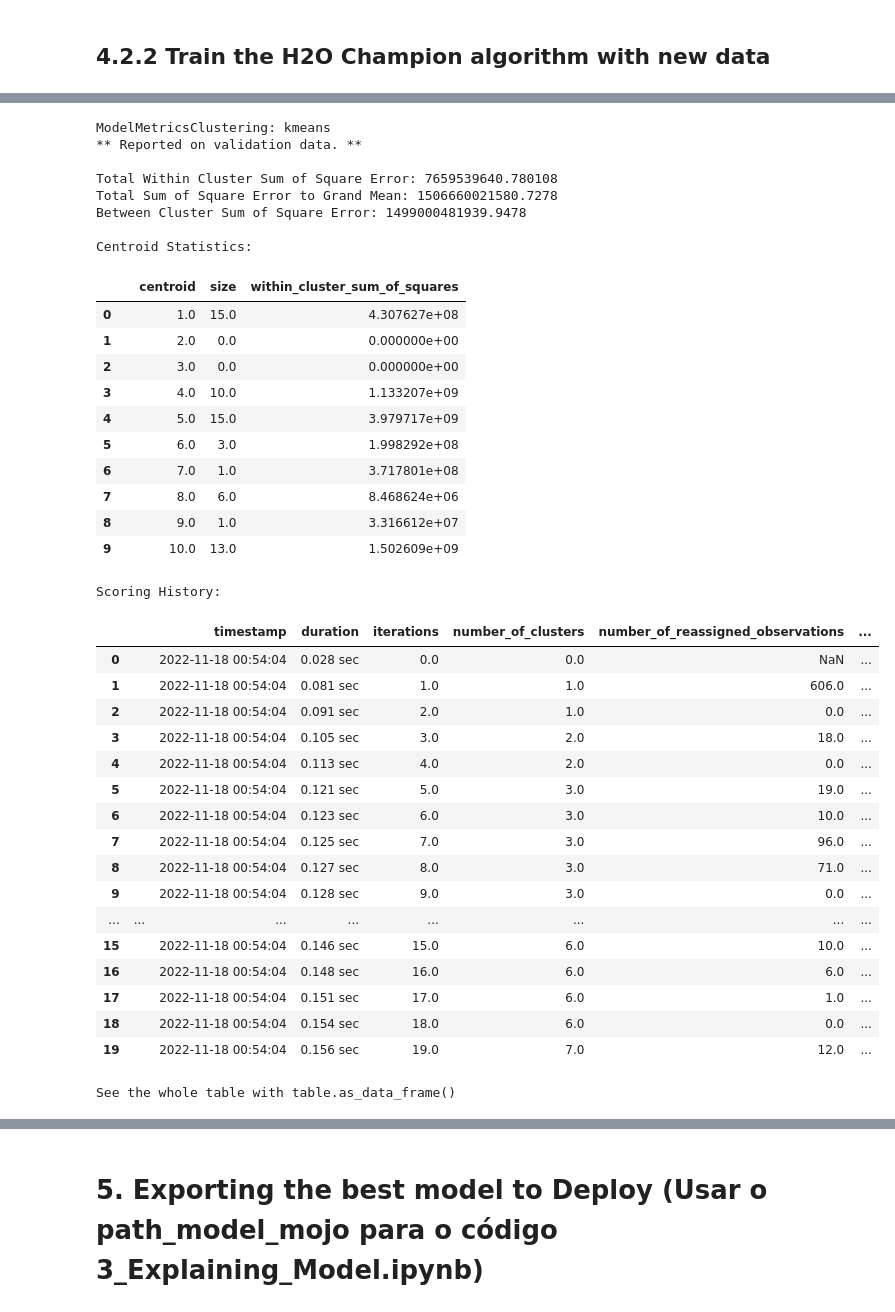
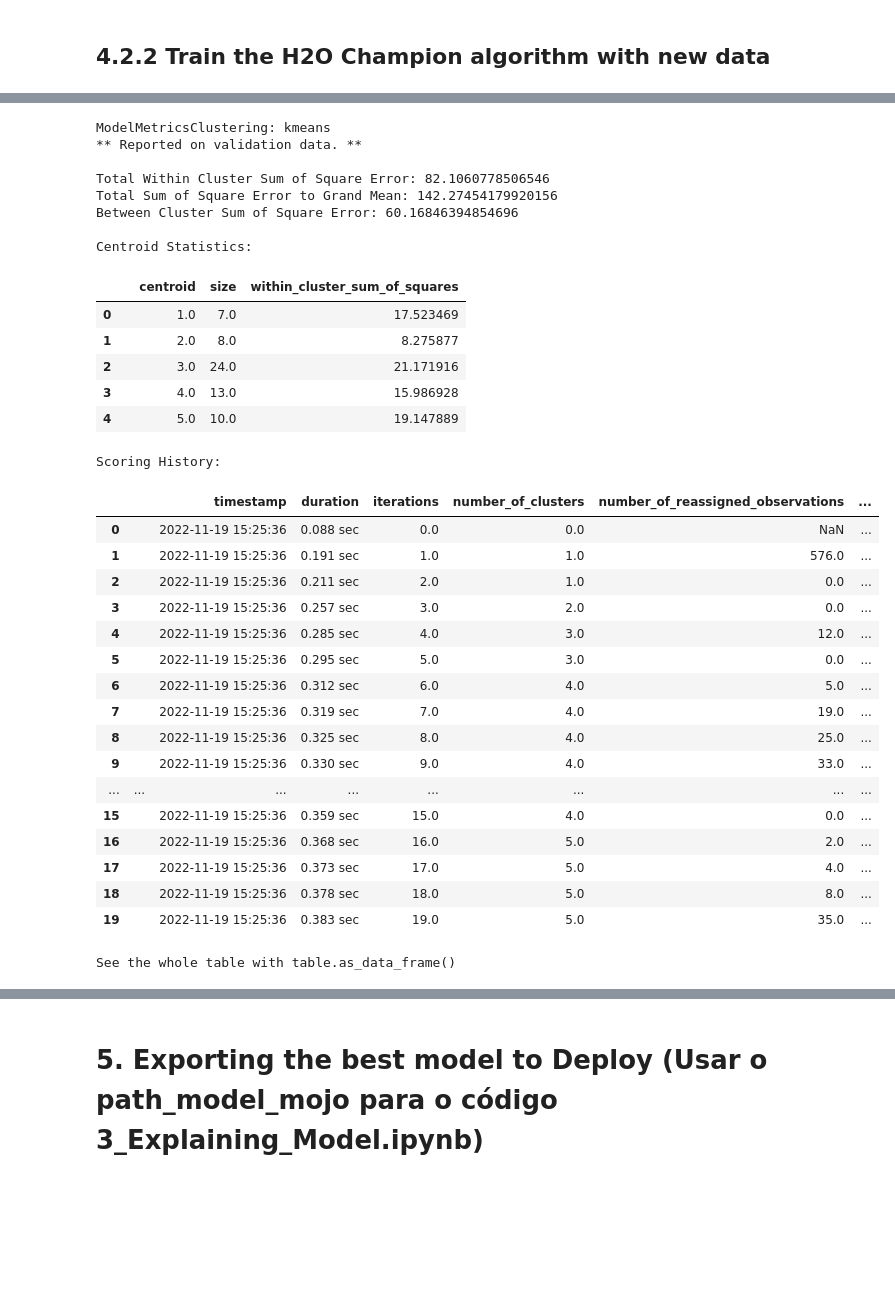
Before and after one commit to maxreis86/FIEP-Machine-Learning-e-Computacao-em-Nuvem, a Jupyter notebook: clusters_segmentation/2_Fast_Machine_Learning.ipynb, the cells around one changed output, grey strips where cells are left out. Saved outputs shown, nothing was run; the diff lists cells and outputs as text; code cells hidden in the pictures; blank space fills up the shorter version.

```diff
--- a/clusters_segmentation/2_Fast_Machine_Learning.ipynb
+++ b/clusters_segmentation/2_Fast_Machine_Learning.ipynb
@@ -96,9 +101,16 @@ if PctSampleSize == 1:
 else:
     dataprep_df = dataprep_df_full.sample(frac=PctSampleSize, replace=False, random_state=1)
 del dataprep_df_full
+# %%
+#List all dummies and normalized variables
+normalized_and_dummy = []
+for i in dataprep_df.columns:
+    if (i.startswith('dummy_')) or (i.startswith('normalized_')):
+        normalized_and_dummy.append(i)
+# normalized_and_dummy
 # %%
 #Numeric features must be float type
-for col_name in NUM:
+for col_name in (NUM + normalized_and_dummy):
     dataprep_df[col_name] = dataprep_df[col_name].astype(float)
 
 #Categorical features must be string type and null values will be filled with "missing"
@@ -217,13 +332,13 @@ Warning: Your H2O cluster version is too old (4 months and 9 days)!Please downlo
 | Python_version: | 3.8.5 final |
 # %%
 #Import TRAINING base to the H20 context
-data_hdf = h2o.H2OFrame(dataprep_df.query('dataset == "train"').loc[:, (selected_features)])
+data_hdf = h2o.H2OFrame(dataprep_df.query('dataset == "train"').loc[:, (selected_features + normalized_and_dummy)])
 
 # Conversion of Target variables and categorical features to factor (enum)
 #no H2O it is necessary that the categorical variables are transformed into a factor
 for col_name in CAT:
     data_hdf[col_name] = data_hdf[col_name].asfactor()
-for col_name in NUM:
+for col_name in (NUM + normalized_and_dummy):
     data_hdf[col_name] = data_hdf[col_name].asnumeric()
 
 # Partition data into 90%, 10% chunks
@@ -268,7 +383,7 @@ kmeans = H2OKMeansEstimator(k=10,
                                  seed=1)
 
 # The use of a validation_frame is recommended
-kmeans.train(x=selected_features,
+kmeans.train(x=normalized_and_dummy,
                   training_frame=train_hdf,
                   validation_frame=valid_hdf)
 
@@ -313,41 +424,36 @@ Centroid Statistics:
-ModelMetricsClustering: kmeans
-** Reported on validation data. **
-
-Total Within Cluster Sum of Square Error: 7659539640.780108
-Total Sum of Square Error to Grand Mean: 1506660021580.7278
-Between Cluster Sum of Square Error: 1499000481939.9478
-
-Centroid Statistics:
+ModelMetricsClustering: kmeans
+** Reported on validation data. **
+
+Total Within Cluster Sum of Square Error: 82.1060778506546
+Total Sum of Square Error to Grand Mean: 142.27454179920156
+Between Cluster Sum of Square Error: 60.16846394854696
+
+Centroid Statistics:
 |  |  | centroid | size | within_cluster_sum_of_squares |
-| 0 |  | 1.0 | 15.0 | 4.307627e+08 |
-| 1 |  | 2.0 | 0.0 | 0.000000e+00 |
-| 2 |  | 3.0 | 0.0 | 0.000000e+00 |
-| 3 |  | 4.0 | 10.0 | 1.133207e+09 |
-| 4 |  | 5.0 | 15.0 | 3.979717e+09 |
-| 5 |  | 6.0 | 3.0 | 1.998292e+08 |
-| 6 |  | 7.0 | 1.0 | 3.717801e+08 |
-| 7 |  | 8.0 | 6.0 | 8.468624e+06 |
-| 8 |  | 9.0 | 1.0 | 3.316612e+07 |
-| 9 |  | 10.0 | 13.0 | 1.502609e+09 |
+| 0 |  | 1.0 | 7.0 | 17.523469 |
+| 1 |  | 2.0 | 8.0 | 8.275877 |
+| 2 |  | 3.0 | 24.0 | 21.171916 |
+| 3 |  | 4.0 | 13.0 | 15.986928 |
+| 4 |  | 5.0 | 10.0 | 19.147889 |
-Scoring History:
+Scoring History:
 |  |  | timestamp | duration | iterations | number_of_clusters | number_of_reassigned_observations | ... |
-| 0 |  | 2022-11-18 00:54:04 | 0.028 sec | 0.0 | 0.0 | NaN | ... |
-| 1 |  | 2022-11-18 00:54:04 | 0.081 sec | 1.0 | 1.0 | 606.0 | ... |
-| 2 |  | 2022-11-18 00:54:04 | 0.091 sec | 2.0 | 1.0 | 0.0 | ... |
-| 3 |  | 2022-11-18 00:54:04 | 0.105 sec | 3.0 | 2.0 | 18.0 | ... |
-| 4 |  | 2022-11-18 00:54:04 | 0.113 sec | 4.0 | 2.0 | 0.0 | ... |
-| 5 |  | 2022-11-18 00:54:04 | 0.121 sec | 5.0 | 3.0 | 19.0 | ... |
-| 6 |  | 2022-11-18 00:54:04 | 0.123 sec | 6.0 | 3.0 | 10.0 | ... |
-| 7 |  | 2022-11-18 00:54:04 | 0.125 sec | 7.0 | 3.0 | 96.0 | ... |
-| 8 |  | 2022-11-18 00:54:04 | 0.127 sec | 8.0 | 3.0 | 71.0 | ... |
-| 9 |  | 2022-11-18 00:54:04 | 0.128 sec | 9.0 | 3.0 | 0.0 | ... |
+| 0 |  | 2022-11-19 15:25:36 | 0.088 sec | 0.0 | 0.0 | NaN | ... |
+| 1 |  | 2022-11-19 15:25:36 | 0.191 sec | 1.0 | 1.0 | 576.0 | ... |
+| 2 |  | 2022-11-19 15:25:36 | 0.211 sec | 2.0 | 1.0 | 0.0 | ... |
+| 3 |  | 2022-11-19 15:25:36 | 0.257 sec | 3.0 | 2.0 | 0.0 | ... |
+| 4 |  | 2022-11-19 15:25:36 | 0.285 sec | 4.0 | 3.0 | 12.0 | ... |
+| 5 |  | 2022-11-19 15:25:36 | 0.295 sec | 5.0 | 3.0 | 0.0 | ... |
+| 6 |  | 2022-11-19 15:25:36 | 0.312 sec | 6.0 | 4.0 | 5.0 | ... |
+| 7 |  | 2022-11-19 15:25:36 | 0.319 sec | 7.0 | 4.0 | 19.0 | ... |
+| 8 |  | 2022-11-19 15:25:36 | 0.325 sec | 8.0 | 4.0 | 25.0 | ... |
+| 9 |  | 2022-11-19 15:25:36 | 0.330 sec | 9.0 | 4.0 | 33.0 | ... |
 | ... | ... | ... | ... | ... | ... | ... | ... |
-| 15 |  | 2022-11-18 00:54:04 | 0.146 sec | 15.0 | 6.0 | 10.0 | ... |
-| 16 |  | 2022-11-18 00:54:04 | 0.148 sec | 16.0 | 6.0 | 6.0 | ... |
-| 17 |  | 2022-11-18 00:54:04 | 0.151 sec | 17.0 | 6.0 | 1.0 | ... |
-| 18 |  | 2022-11-18 00:54:04 | 0.154 sec | 18.0 | 6.0 | 0.0 | ... |
-| 19 |  | 2022-11-18 00:54:04 | 0.156 sec | 19.0 | 7.0 | 12.0 | ... |
+| 15 |  | 2022-11-19 15:25:36 | 0.359 sec | 15.0 | 4.0 | 0.0 | ... |
+| 16 |  | 2022-11-19 15:25:36 | 0.368 sec | 16.0 | 5.0 | 2.0 | ... |
+| 17 |  | 2022-11-19 15:25:36 | 0.373 sec | 17.0 | 5.0 | 4.0 | ... |
+| 18 |  | 2022-11-19 15:25:36 | 0.378 sec | 18.0 | 5.0 | 8.0 | ... |
+| 19 |  | 2022-11-19 15:25:36 | 0.383 sec | 19.0 | 5.0 | 35.0 | ... |
-See the whole table with table.as_data_frame()
+See the whole table with table.as_data_frame()
 # %%
 perf = kmeans.model_performance()
 perf
```
Also changed, not shown: parts of 20 cells of this notebook, 5 other files.
